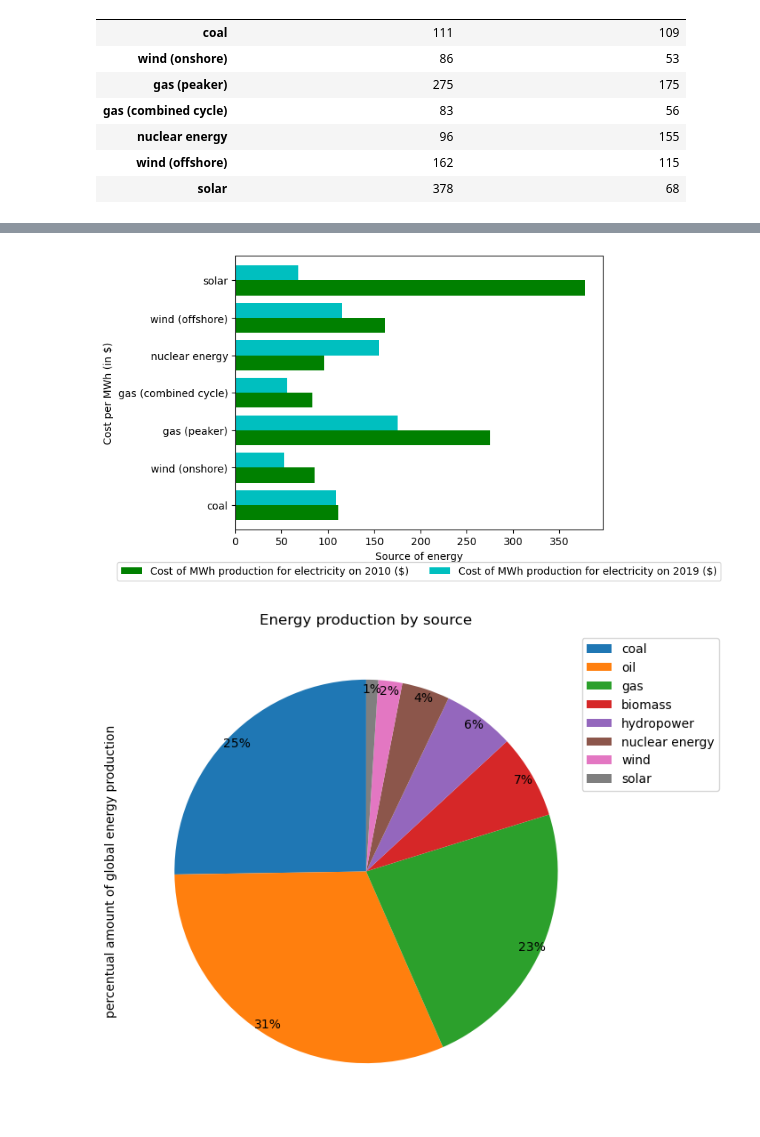
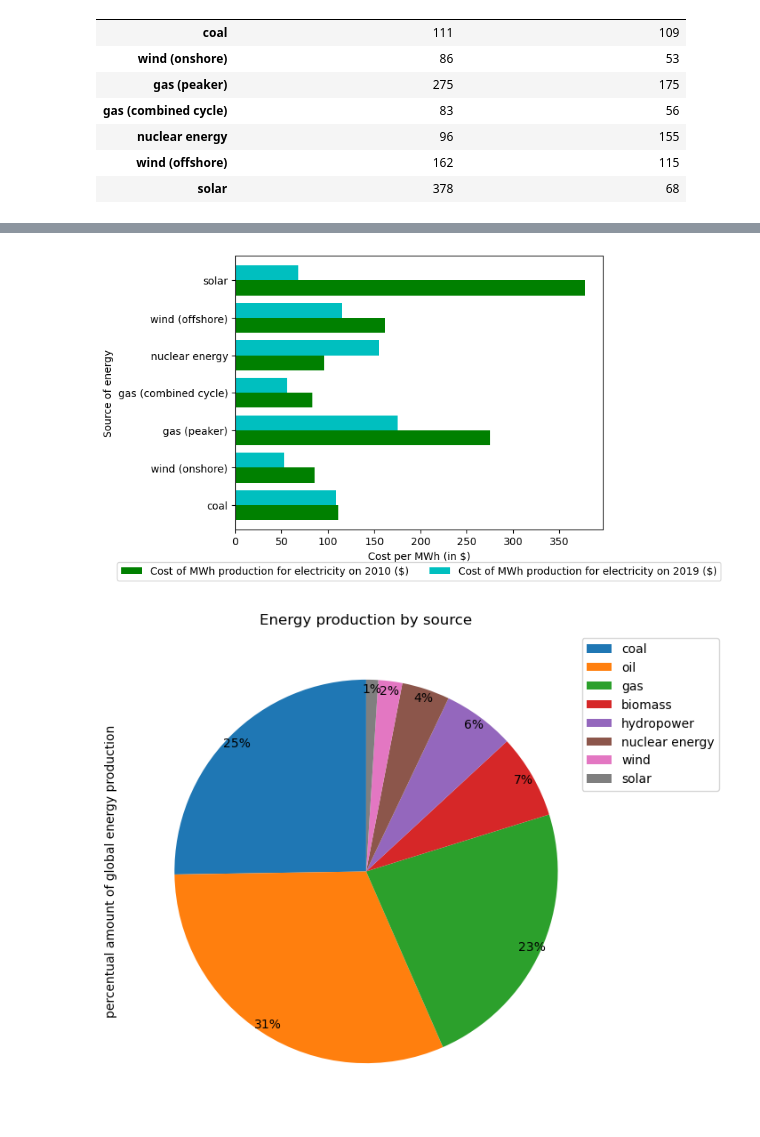
Before and after one commit to IsuruJayamanne/project-ds-energy-source-data-analysis, a Jupyter notebook: diagnostic.ipynb, the cells around one changed output, grey strips where cells are left out. Saved outputs shown, nothing was run; the diff lists cells and outputs as text; code cells hidden in the pictures.

```diff
--- a/diagnostic.ipynb
+++ b/diagnostic.ipynb
@@ -38,18 +38,18 @@ from matplotlib import pyplot as plt
 # %%
 # cost of each energy source
 
 ax = df_cost.plot.barh(width=0.8, color=['g', 'c'])
 
-ax.set_xlabel("Source of energy")
-ax.set_ylabel("Cost per MWh (in $)")
+ax.set_ylabel("Source of energy")
+ax.set_xlabel("Cost per MWh (in $)")
 
 ax.set_yticklabels(df_cost.index, rotation=0)
 
 ax.legend(loc='upper center', bbox_to_anchor=(0.5, -0.1), ncol=2)
 
 plt.show()
 # %% [output]
-[figure, old version]
+[figure, new version]
 # %%
 # pie chart of energy production by source
 
```
Also changed, not shown: parts of 3 cells of this notebook.
